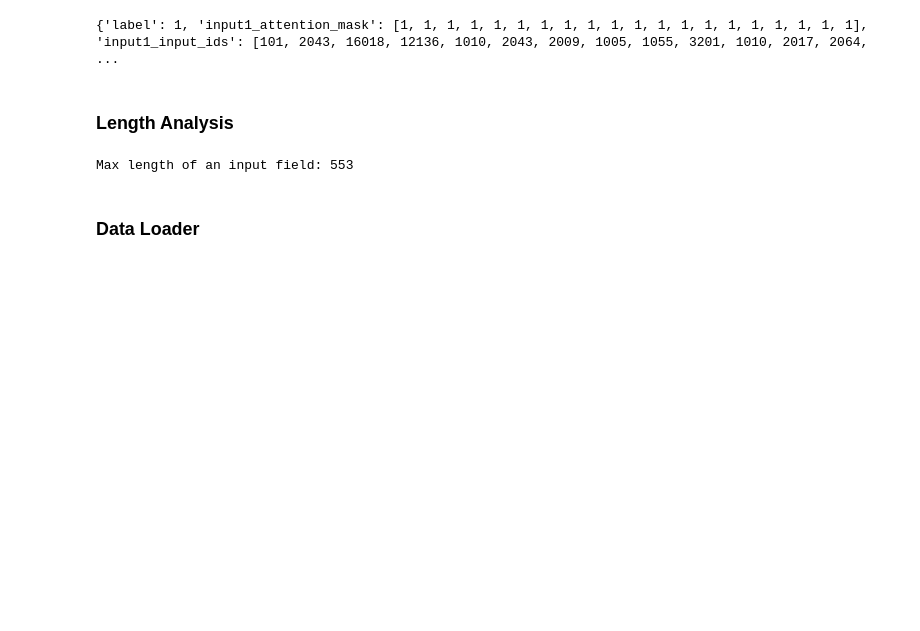
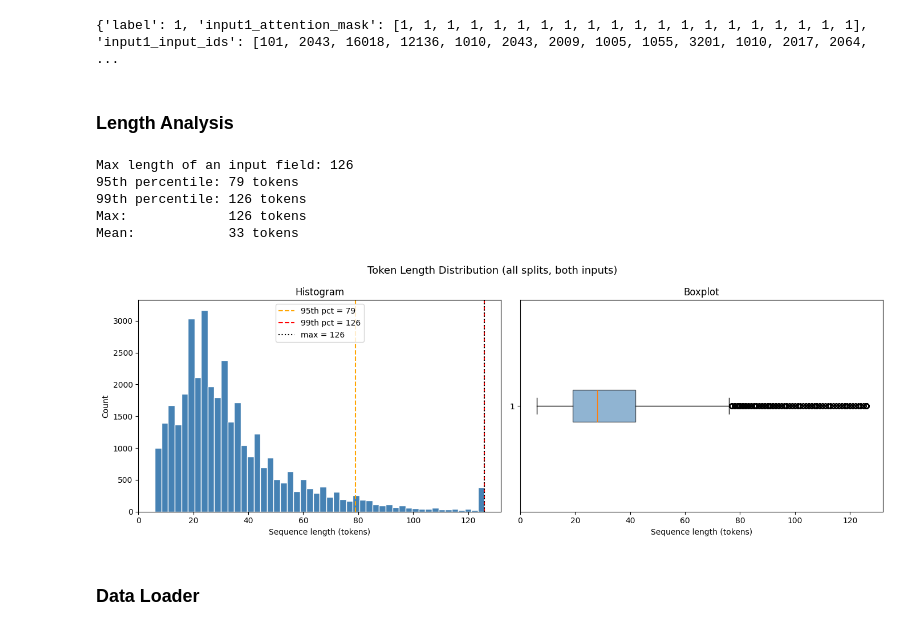
Before and after one commit to saegii/nlp, a Jupyter notebook: projects/transformers/nlp-project-transformers.ipynb, the cells around one changed output. Saved outputs shown, nothing was run; the diff lists cells and outputs as text; code cells hidden in the pictures; blank space fills up the shorter version.

```diff
--- a/projects/transformers/nlp-project-transformers.ipynb
+++ b/projects/transformers/nlp-project-transformers.ipynb
@@ -133,7 +135,7 @@ Number of HTML elements found: 0
 ### Input Format
 # %%
 # MAX_INPUT_LENGTH = 553 # value found by analysis further down
-MAX_INPUT_LENGTH = 512 # due to bert tensor it has to be cut at 512
+MAX_INPUT_LENGTH = 126 # value found by analysis further down (99th percentile)
 
 COL_INPUT1 = 'input1'
 COL_INPUT2 = 'input2'
@@ -176,16 +178,63 @@ print(train_processed[0])
 # %%
 all_input_lengths = (
     [len(row[COL_INPUT1_ATTENTION_MASK]) for row in train_processed] +
     [len(row[COL_INPUT2_ATTENTION_MASK]) for row in train_processed] +
     [len(row[COL_INPUT1_ATTENTION_MASK]) for row in valid_processed] +
     [len(row[COL_INPUT2_ATTENTION_MASK]) for row in valid_processed] +
     [len(row[COL_INPUT1_ATTENTION_MASK]) for row in test_processed] +
     [len(row[COL_INPUT2_ATTENTION_MASK]) for row in test_processed]
 )
 
 print(f"Max length of an input field: {np.max(all_input_lengths)}")
+
+def compute_length_stats(lengths):
+    return {
+        "p95":  int(np.percentile(lengths, 95)),
+        "p99":  int(np.percentile(lengths, 99)),
+        "max":  int(np.max(lengths)),
+        "mean": int(np.mean(lengths)),
+    }
+
+def plot_length_histogram(ax, lengths, stats):
+    ax.hist(lengths, bins=50, color="steelblue", edgecolor="white")
+    ax.axvline(stats["p95"], color="orange", linestyle="--", label=f"95th pct = {stats['p95']}")
+    ax.axvline(stats["p99"], color="red",    linestyle="--", label=f"99th pct = {stats['p99']}")
+    ax.axvline(stats["max"], color="black",  linestyle=":",  label=f"max = {stats['max']}")
+    ax.set_xlabel("Sequence length (tokens)")
+    ax.set_ylabel("Count")
+    ax.set_title("Histogram")
+    ax.legend()
+
+def plot_length_boxplot(ax, lengths):
+    ax.boxplot(lengths, vert=False, patch_artist=True,
+               boxprops=dict(facecolor="steelblue", alpha=0.6))
+    ax.set_xlabel("Sequence length (tokens)")
+    ax.set_title("Boxplot")
+
+def plot_length_distribution(lengths, title="Token Length Distribution"):
+    stats = compute_length_stats(lengths)
+    print(f"95th percentile: {stats['p95']} tokens")
+    print(f"99th percentile: {stats['p99']} tokens")
+    print(f"Max:             {stats['max']} tokens")
+    print(f"Mean:            {stats['mean']} tokens")
+
+    fig, (ax1, ax2) = plt.subplots(1, 2, figsize=(14, 5))
+    fig.suptitle(title, fontsize=13)
+    plot_length_histogram(ax1, lengths, stats)
+    plot_length_boxplot(ax2, lengths)
+    plt.tight_layout()
+    plt.show()
+
+
+# Usage
+plot_length_distribution(all_input_lengths, title="Token Length Distribution (all splits, both inputs)")
 # %% [output]
-Max length of an input field: 553
+Max length of an input field: 126
+95th percentile: 79 tokens
+99th percentile: 126 tokens
+Max:             126 tokens
+Mean:            33 tokens
+[figure, added]
 # %% [markdown]
 ### Data Loader
 # %%
```
Also changed, not shown: parts of 9 cells of this notebook.
